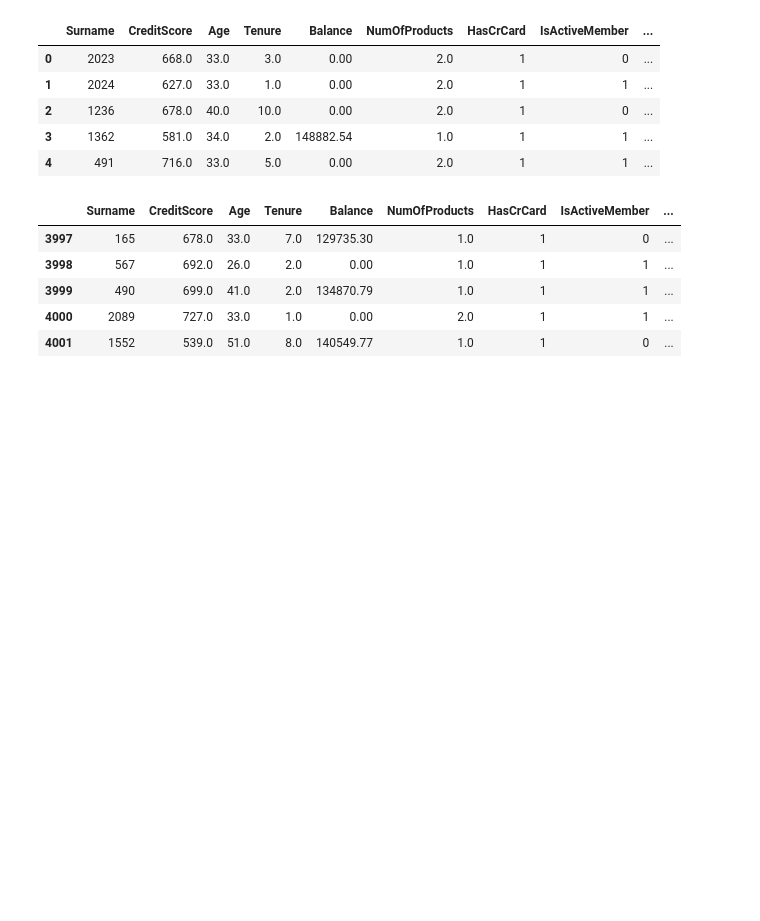
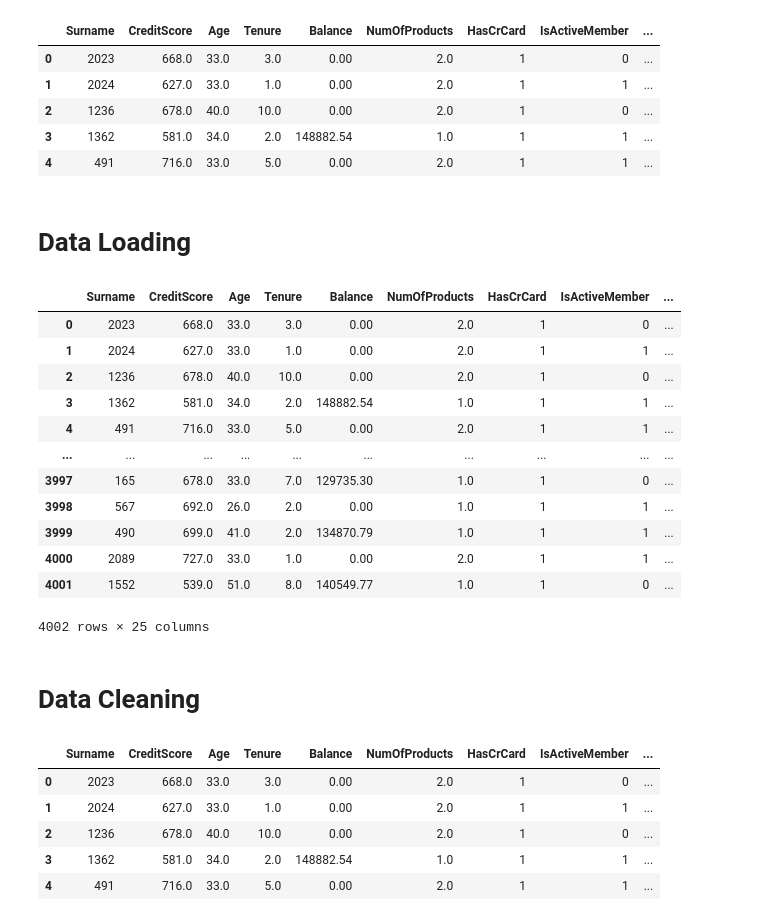
Before and after one commit to kibambe-0167/lrd-first, a Jupyter notebook: app.ipynb, the cells around one changed output. Cells and saved outputs as stored; diff of their text form; code cells hidden in the pictures; blank space fills up the shorter version.

Commit message:
doing some data cleaning

```diff
--- a/app.ipynb
+++ b/app.ipynb
@@ -31,12 +40,33 @@ df.head()
 | 2 | 1236 | 678.0 | 40.0 | 10.0 | 0.00 | 2.0 | 1 | 0 | ... |
 | 3 | 1362 | 581.0 | 34.0 | 2.0 | 148882.54 | 1.0 | 1 | 1 | ... |
 | 4 | 491 | 716.0 | 33.0 | 5.0 | 0.00 | 2.0 | 1 | 1 | ... |
+# %% [markdown]
+# Data Loading
+# %%
+# df.tail()
+df
+# %% [output]
+|  | Surname | CreditScore | Age | Tenure | Balance | NumOfProducts | HasCrCard | IsActiveMember | ... |
+| 0 | 2023 | 668.0 | 33.0 | 3.0 | 0.00 | 2.0 | 1 | 0 | ... |
+| 1 | 2024 | 627.0 | 33.0 | 1.0 | 0.00 | 2.0 | 1 | 1 | ... |
+| 2 | 1236 | 678.0 | 40.0 | 10.0 | 0.00 | 2.0 | 1 | 0 | ... |
+| 3 | 1362 | 581.0 | 34.0 | 2.0 | 148882.54 | 1.0 | 1 | 1 | ... |
+| 4 | 491 | 716.0 | 33.0 | 5.0 | 0.00 | 2.0 | 1 | 1 | ... |
+| ... | ... | ... | ... | ... | ... | ... | ... | ... | ... |
+| 3997 | 165 | 678.0 | 33.0 | 7.0 | 129735.30 | 1.0 | 1 | 0 | ... |
+| 3998 | 567 | 692.0 | 26.0 | 2.0 | 0.00 | 1.0 | 1 | 1 | ... |
+| 3999 | 490 | 699.0 | 41.0 | 2.0 | 134870.79 | 1.0 | 1 | 1 | ... |
+| 4000 | 2089 | 727.0 | 33.0 | 1.0 | 0.00 | 2.0 | 1 | 1 | ... |
+| 4001 | 1552 | 539.0 | 51.0 | 8.0 | 140549.77 | 1.0 | 1 | 0 | ... |
+4002 rows × 25 columns
+# %% [markdown]
+# Data Cleaning
 # %%
-df.tail()
+df.head()
 # %% [output]
 |  | Surname | CreditScore | Age | Tenure | Balance | NumOfProducts | HasCrCard | IsActiveMember | ... |
-| 3997 | 165 | 678.0 | 33.0 | 7.0 | 129735.30 | 1.0 | 1 | 0 | ... |
-| 3998 | 567 | 692.0 | 26.0 | 2.0 | 0.00 | 1.0 | 1 | 1 | ... |
-| 3999 | 490 | 699.0 | 41.0 | 2.0 | 134870.79 | 1.0 | 1 | 1 | ... |
-| 4000 | 2089 | 727.0 | 33.0 | 1.0 | 0.00 | 2.0 | 1 | 1 | ... |
-| 4001 | 1552 | 539.0 | 51.0 | 8.0 | 140549.77 | 1.0 | 1 | 0 | ... |
+| 0 | 2023 | 668.0 | 33.0 | 3.0 | 0.00 | 2.0 | 1 | 0 | ... |
+| 1 | 2024 | 627.0 | 33.0 | 1.0 | 0.00 | 2.0 | 1 | 1 | ... |
+| 2 | 1236 | 678.0 | 40.0 | 10.0 | 0.00 | 2.0 | 1 | 0 | ... |
+| 3 | 1362 | 581.0 | 34.0 | 2.0 | 148882.54 | 1.0 | 1 | 1 | ... |
+| 4 | 491 | 716.0 | 33.0 | 5.0 | 0.00 | 2.0 | 1 | 1 | ... |
```
Also changed, not shown: parts of 15 cells of this notebook.
